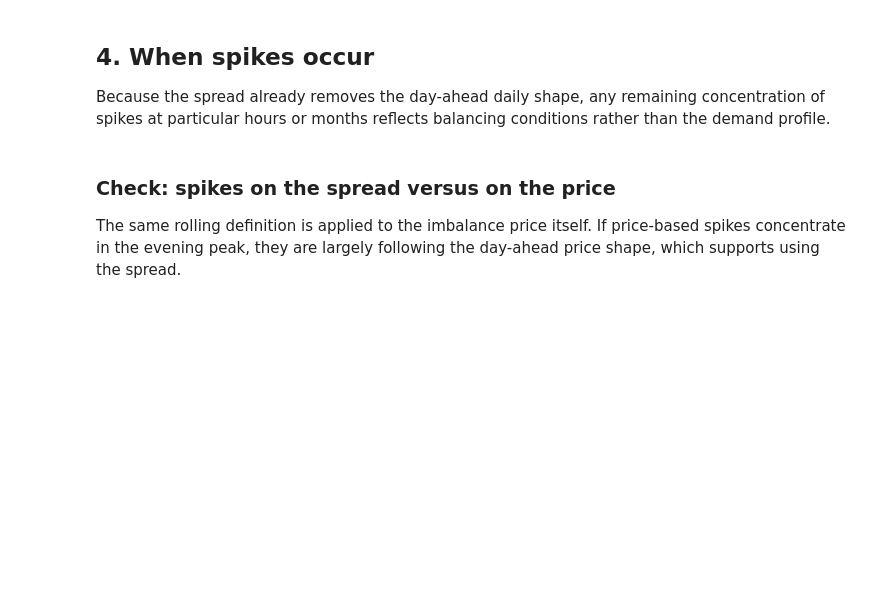
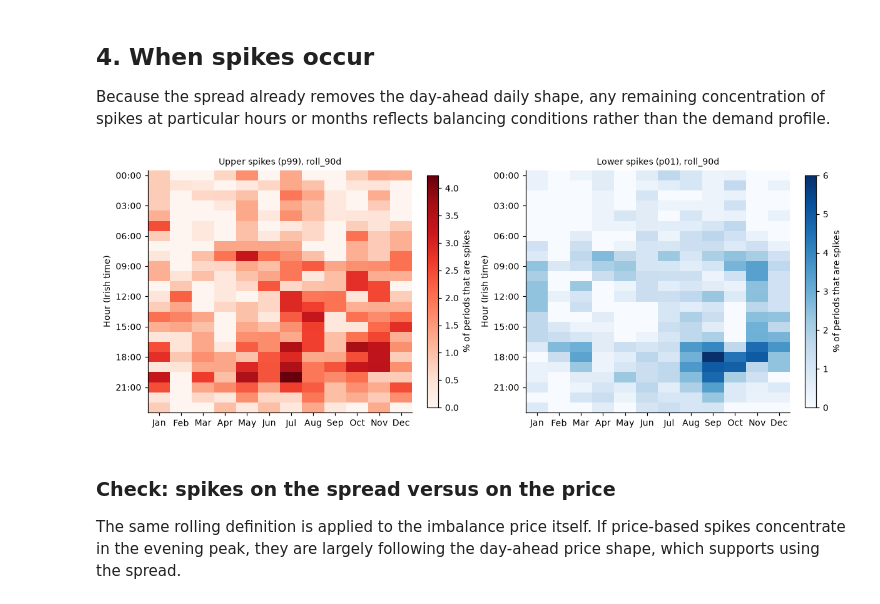
Before and after one commit to finn0connor/foc-masters-thesis, a Jupyter notebook: notebooks/00_data_overview.ipynb, the cells around one changed output. Drawn from its saved outputs; the diff is of its cells as text; code cells hidden in the pictures; blank space fills up the shorter version.

```diff
--- a/notebooks/00_data_overview.ipynb
+++ b/notebooks/00_data_overview.ipynb
@@ -213,11 +245,3 @@ jaccard.round(2)
 ## 4. When spikes occur
 
 Because the spread already removes the day-ahead daily shape, any remaining concentration of spikes at particular hours or months reflects balancing conditions rather than the demand profile.
-# %%
-def spike_heatmap(flag, title):
-    local = flag.index.tz_convert("Europe/Dublin")
-    heat = flag.groupby([local.hour, local.month]).mean().unstack() * 100
-    return px.imshow(heat, aspect="auto", color_continuous_scale="Reds",
-                     labels=dict(x="Month", y="Hour (Irish time)", color="% spikes"), title=title)
-
-spike_heatmap(labels[PRIMARY]["up_99"], f"Upper spikes (p99) by hour and month: {PRIMARY}")
@@ -226,3 +248,28 @@ spike_heatmap(labels[PRIMARY]["down_01"], f"Lower spikes (p01) by hour and month
+# %%
+MONTHS = ["Jan", "Feb", "Mar", "Apr", "May", "Jun", "Jul", "Aug", "Sep", "Oct", "Nov", "Dec"]
+
+def heat_table(flag):
+    # % of periods that are spikes, by hour of day (Irish time) and month.
+    local = flag.index.tz_convert("Europe/Dublin")
+    return (flag.groupby([local.hour, local.month]).mean().unstack() * 100).astype(float)
+
+def spike_heatmap(flag, title, ax, cmap="Reds", vmax=None):
+    heat = heat_table(flag)
+    im = ax.imshow(heat.values, aspect="auto", cmap=cmap, vmin=0, vmax=vmax, origin="upper")
+    ax.set_xticks(range(12), MONTHS)
+    ax.set_yticks(range(0, 24, 3), [f"{h:02d}:00" for h in range(0, 24, 3)])
+    ax.set_ylabel("Hour (Irish time)")
+    ax.set_title(title, fontsize=9)
+    ax.grid(False)
+    plt.colorbar(im, ax=ax, label="% of periods that are spikes", fraction=0.04)
+    return heat
+
+fig, axes = plt.subplots(1, 2, figsize=(11, 4.2))
+spike_heatmap(labels[PRIMARY]["up_99"], f"Upper spikes (p99), {PRIMARY}", axes[0], "Reds")
+spike_heatmap(labels[PRIMARY]["down_01"], f"Lower spikes (p01), {PRIMARY}", axes[1], "Blues")
+finish(fig, "spike_heatmaps")
+# %% [output]
+[figure, added]
 # %% [markdown]
 ### Check: spikes on the spread versus on the price
 
```
Also changed, not shown: parts of 12 cells of this notebook.
